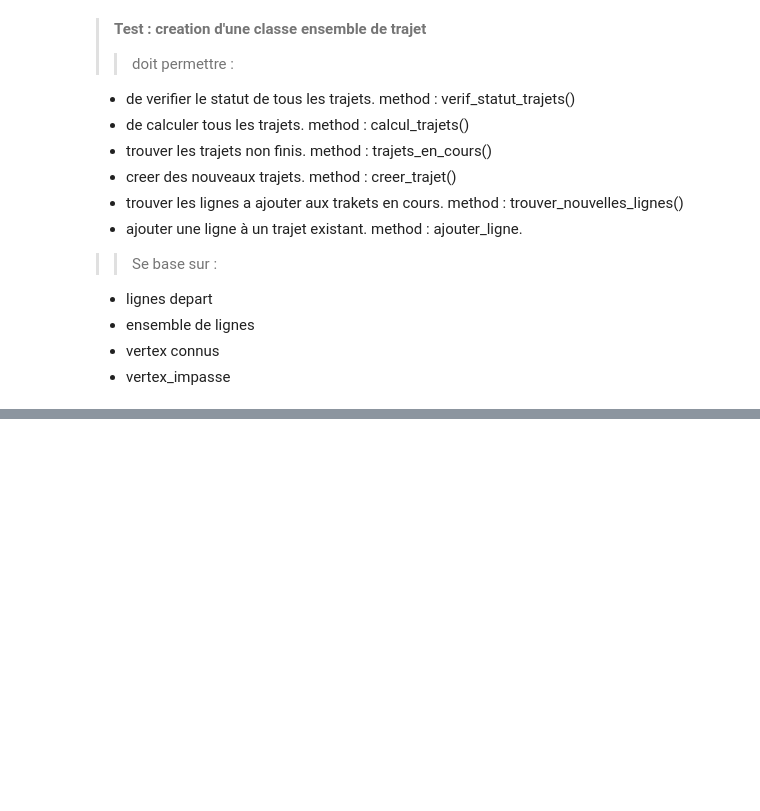
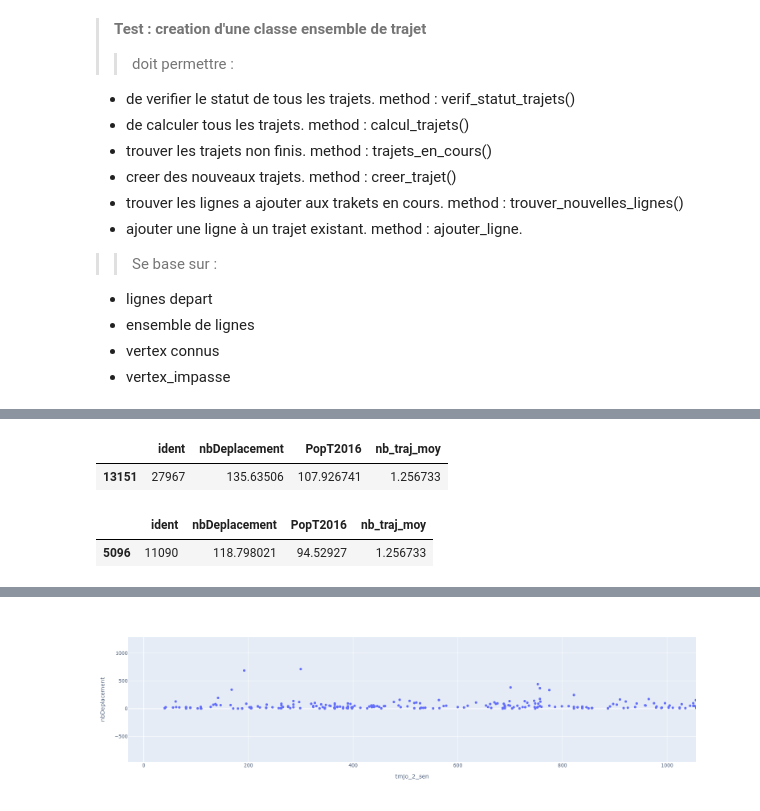
Before and after one commit to nantodevison/Lin_uniq_BdxM, a Jupyter notebook: Lin_uniq_BdxM/Traitements/traitements.ipynb, the cells around one changed output, grey strips where cells are left out. Drawn from its saved outputs; the diff is of its cells as text; code cells hidden in the pictures; blank space fills up the shorter version.

```diff
--- a/Lin_uniq_BdxM/Traitements/traitements.ipynb
+++ b/Lin_uniq_BdxM/Traitements/traitements.ipynb
@@ -508,9 +511,9 @@ gdf_traf_1234.reset_index()[['id', 'ident', 'domanial', 'groupe', 'cat_dig', 'ca
 > L'idée c'est d'affecter un tmja a chaque troncon elementaire à partir du nb d'habitantassocier à la ligne la plus proche, puis de moduler ça selon le nb de déplcament motorisée lies au domicile. si apres on arrive aussi a ajouter les tmja pour les voies non reliees aux reseau de cat 1,2,3 c'est parfait
 # %%
 #import du fichier de trafic
-gdf_traf_1234=gp.read_file(r'D:\temp\Linearisation_BM\C19SA0101\C19SA0101\Doc_travail\Donnees_produites\Donnees\gdf_rhv_trafic_1234_cpt.shp')
+gdf_traf_1234=gp.read_file(r'D:\Boulot\AffairesEnCours\Linearisation_BM\C19SA0101\C19SA0101\Doc_travail\Donnees_produites\Donnees\gdf_rhv_trafic_1234_cpt.shp')
 #importdes voies non connues
-voies_nc=gp.read_file(r'D:\temp\Linearisation_BM\C19SA0101\C19SA0101\Doc_travail\Donnees_produites\Donnees\voie_non_affectees.shp')
+voies_nc=gp.read_file(r'D:\Boulot\AffairesEnCours\Linearisation_BM\C19SA0101\C19SA0101\Doc_travail\Donnees_produites\Donnees\voie_non_affectees.shp')
 voies_nc=pd.concat([voies_nc,gdf_traf_1234.loc[gdf_traf_1234.cat_rhv.isin(['4','64'])].rename(columns={'id':'id_x'})[voies_nc.columns[:-1]]],axis=0, sort=False)
 voies_nc['longueur']=voies_nc.geometry.length
 # %%
@@ -667,7 +669,7 @@ resultats_finaux_ordonnees.reset_index(drop=True).to_json(r'D:\Boulot\Lin_bm\C19
 resultats_finaux_ordonnees=pd.read_json(r'D:\Boulot\Lin_bm\C19SA0101\Doc_travail\Donnees_produites\Donnees\bati\resultats_tot_ordonnes.json')
 # %%
 #jointure avec bati pour recuperer nb personnes et geom
-resultats_finaux_ordonnees_pop=bati[['ID','PopT2016','geometry']].merge(resultats_finaux_ordonnees,left_on='ID', right_on='bati')
+resultats_finaux_ordonnees_pop=bati[['ID','PopT2016','geometry']].merge(test,left_on='ID', right_on='bati')
 # %%
 #jointire spatiale avec EMC selon secteur pour connaitre le nombre total de deplacement par ident du rhv
 zones_emc=gp.read_file(r'D:\Boulot\Lin_bm\C19SA0101\Doc_travail\Donnees_produites\Donnees\zones\zonage_eda2017.shp')
@@ -716,0 +678,19 @@ resultats_finaux.loc[resultats_finaux['bati']=='BATIMENT0000000256935638']
+# %%
+#il y a qq batiment duplique, mais a cause de la cission des bati par le lCSQA, la prochaine fois prendre attribut IDBATI
+#emc_nbpers_rhv.loc[emc_nbpers_rhv.duplicated(['bati','trajet_court','PopT2016'], keep=False)].sort_values(['bati','trajet_court'])
+#recuperer le nombre de trajet moyen par secteur :
+trajMoyen_Emc=pd.read_csv(r'D:\Boulot\AffairesEnCours\Linearisation_BM\C19SA0101\C19SA0101\Doc_travail\Donnees_source\EMC\Linéarisation BdxM et EMC²\trajet_moy_redress_coeq.csv')
+#affecter a chaque ident du rhv
+trajMoyParLigneRhv=emc_nbpers_rhv.merge(trajMoyen_Emc[['SEC','nb_traj_moy']], left_on='num_zone', right_on='SEC')
+#calcul du nombre de deplacements relatif a chaque batiment pour chaque identifiant
+trajMoyParLigneRhv['nbDeplacement']=trajMoyParLigneRhv['PopT2016']*trajMoyParLigneRhv['nb_traj_moy']
+#estimation du trafic par identifiant du rhv
+TraficMoyenEstime=trajMoyParLigneRhv.groupby('ident').agg({'nbDeplacement':sum,'PopT2016':sum,'nb_traj_moy':np.mean}).reset_index()
+# %%
+TraficMoyenEstime.loc[TraficMoyenEstime.ident==27967]
+# %% [output]
+|  | ident | nbDeplacement | PopT2016 | nb_traj_moy |
+| 13151 | 27967 | 135.63506 | 107.926741 | 1.256733 |
+# %%
+test=gdf_traf_1234[['ident','tmjo_2_sen']].merge(TraficMoyenEstime.assign(ident=TraficMoyenEstime.ident.astype(str)), on='ident')
+test['indic']=test.nbDeplacement/test.tmjo_2_sen
@@ -716,0 +699,11 @@ resultats_finaux.loc[resultats_finaux['bati']=='BATIMENT0000000256935638']
+# %%
+TraficMoyenEstime.loc[TraficMoyenEstime.ident==11090]
+# %% [output]
+|  | ident | nbDeplacement | PopT2016 | nb_traj_moy |
+| 5096 | 11090 | 118.798021 | 94.52927 | 1.256733 |
+# %%
+fig = px.scatter(
+    test, x='tmjo_2_sen', y='nbDeplacement'
+)
+fig.show()
+# %% [output]
@@ -716,0 +711 @@ resultats_finaux.loc[resultats_finaux['bati']=='BATIMENT0000000256935638']
+[figure, added]
```
Also changed, not shown: parts of 18 cells of this notebook, 4 other files.
